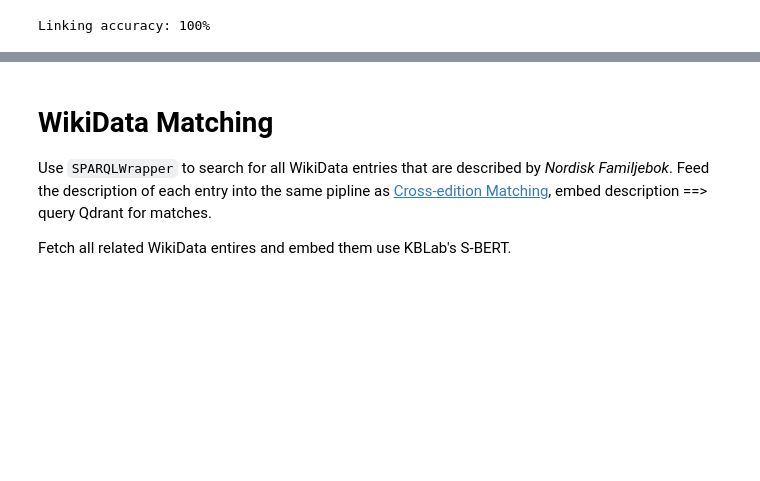
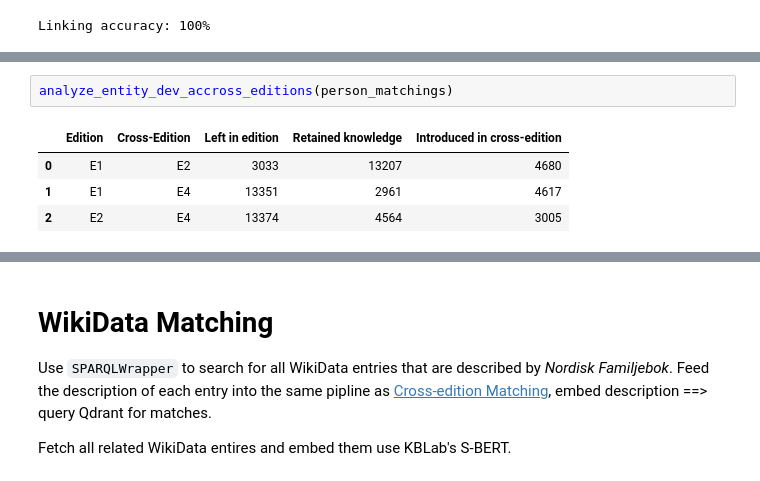
Before and after one commit to SalamSki/EDAN70, a Jupyter notebook: main.ipynb, the cells around one changed output, grey strips where cells are left out. Drawn from its saved outputs; the diff is of its cells as text; blank space fills up the shorter version.

Commit message:
analyze_entity_dev_accross_editions

```diff
--- a/main.ipynb
+++ b/main.ipynb
@@ -802,0 +863,7 @@ Linking accuracy: 100%
+# %%
+analyze_entity_dev_accross_editions(person_matchings)
+# %% [output]
+|  | Edition | Cross-Edition | Left in edition | Retained knowledge | Introduced in cross-edition |
+| 0 | E1 | E2 | 3033 | 13207 | 4680 |
+| 1 | E1 | E4 | 13351 | 2961 | 4617 |
+| 2 | E2 | E4 | 13374 | 4564 | 3005 |
```
Also changed, not shown: parts of 4 cells of this notebook.
